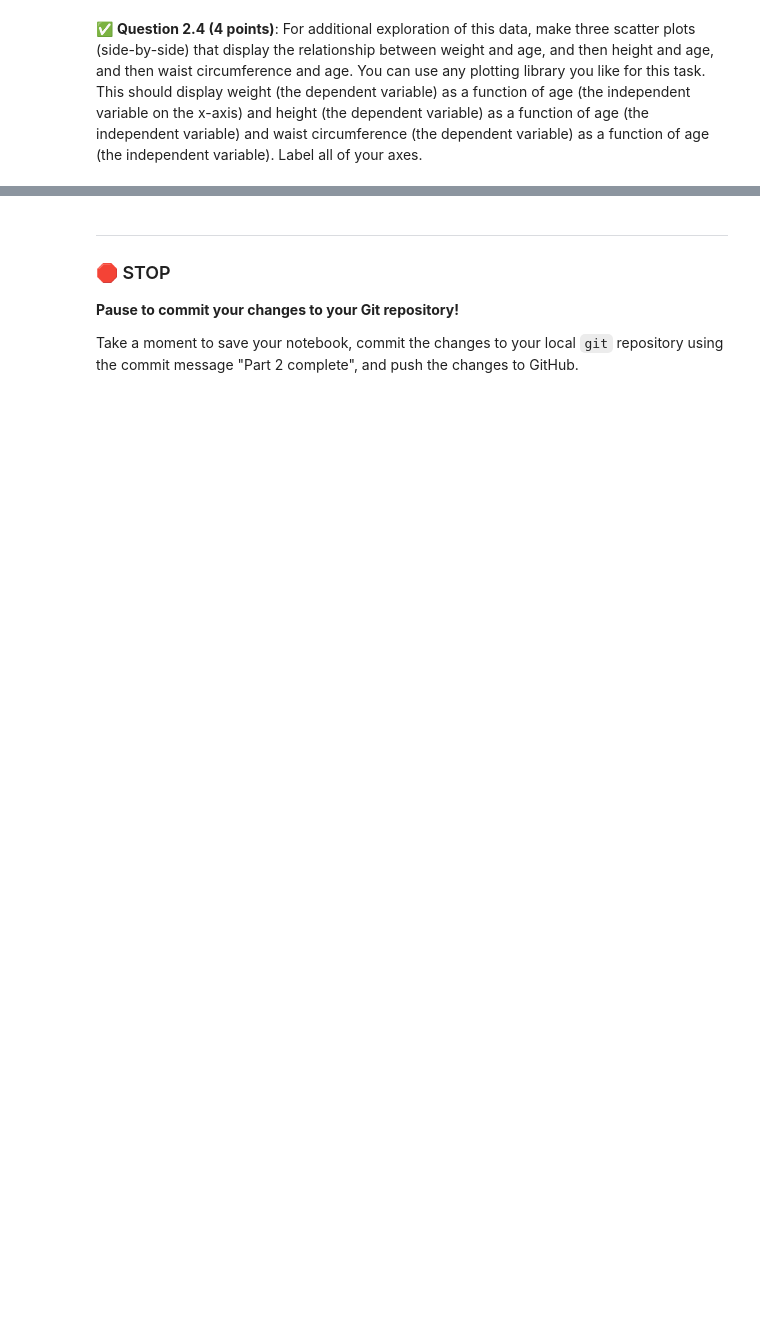
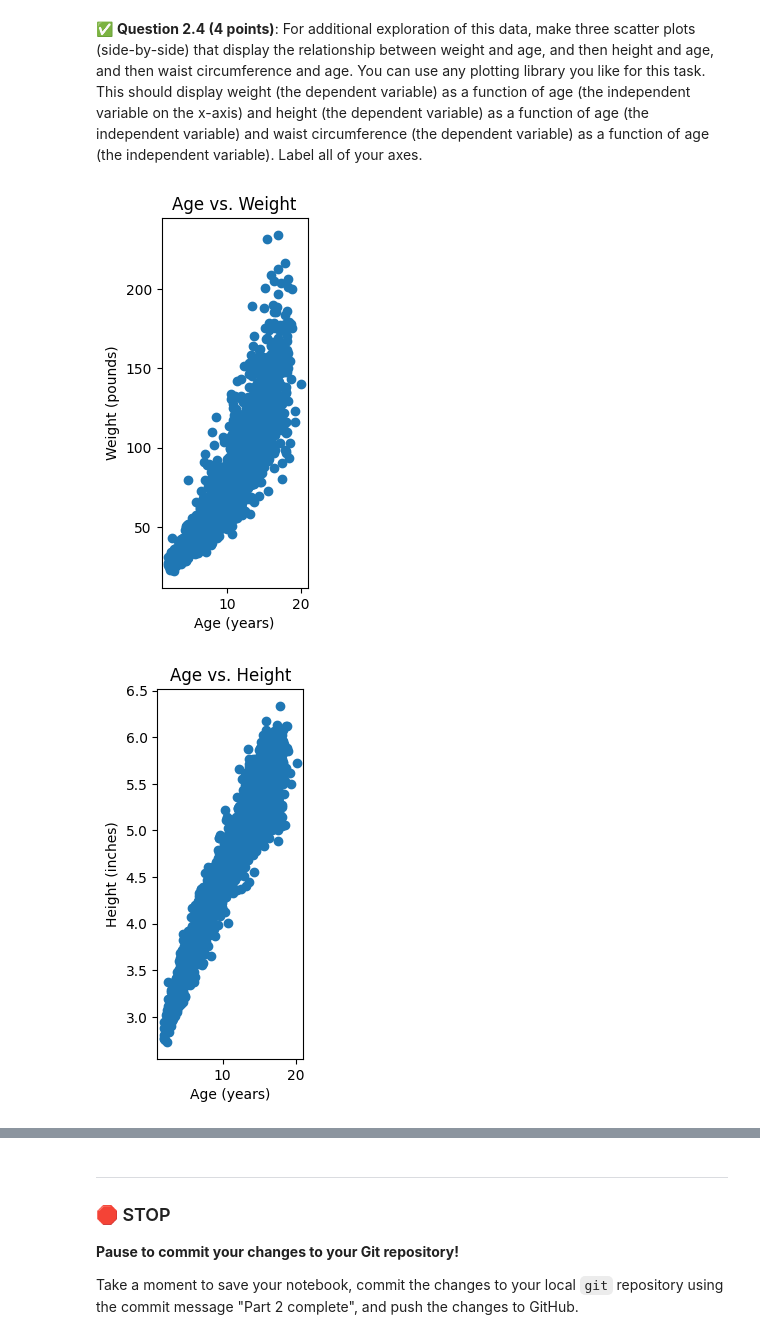
Before and after one commit to Alexcrossmung/CMSE202-S26-turnin, a Jupyter notebook: hw-04/HW-04_RegressionClassification-STUDENT.ipynb, the cells around one changed output, grey strips where cells are left out. Cells and saved outputs as stored; diff of their text form; code cells hidden in the pictures; blank space fills up the shorter version.

```diff
--- a/hw-04/HW-04_RegressionClassification-STUDENT.ipynb
+++ b/hw-04/HW-04_RegressionClassification-STUDENT.ipynb
@@ -77,3 +77,6 @@ The dataset is available here:
 &#9989;  **Question 2.2 (2 points)**: Next, load the data into a Pandas DataFrame and display the first and last 5 rows.
 # %%
 # Put your code here
+import pandas as pd
+df = pd.read_csv("anthrokids3_subset.csv")
+df.head()
@@ -83,0 +92,7 @@ The dataset is available here:
+# %%
+# Put your code here
+df["weight"] = df["weight"] * 2.20462
+df["height"] = df["height"] * 0.0328084
+df["waist_circum"] = df["waist_circum"] * 0.393701
+df["head_circum"] = df["head_circum"] * 0.393701
+df.describe().loc[["mean", "std"]]
@@ -87,0 +105,27 @@ The dataset is available here:
+# %%
+# Put your code here
+import matplotlib.pyplot as plt
+
+plt.subplot(1, 3, 1)
+plt.scatter(df["age"], df["weight"])
+plt.title("Age vs. Weight")
+plt.xlabel("Age (years)")
+plt.ylabel("Weight (pounds)")
+plt.show()
+
+plt.subplot(1, 3, 2)
+plt.scatter(df["age"], df["height"])
+plt.title("Age vs. Height")
+plt.xlabel("Age (years)")
+plt.ylabel("Height (inches)")
+plt.show()
+
+plt.subplot(1, 3, 3)
+plt.scatter(df["age"], df["waist_circum"])
+plt.title("Age vs. Waist Circumference")
+plt.xlabel("Age (years)")
+plt.ylabel("Waist Circumference (inches)")
+plt.show()
+# %% [output]
+[figure, added]
+[figure, added]
```
Also changed, not shown: parts of 8 cells of this notebook, 1 other file.
